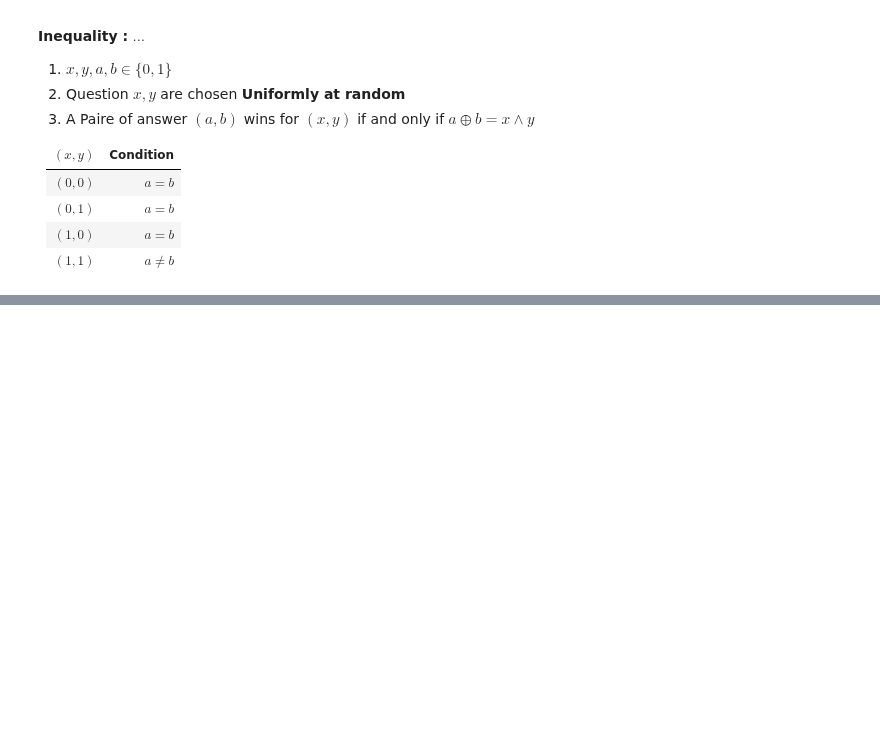
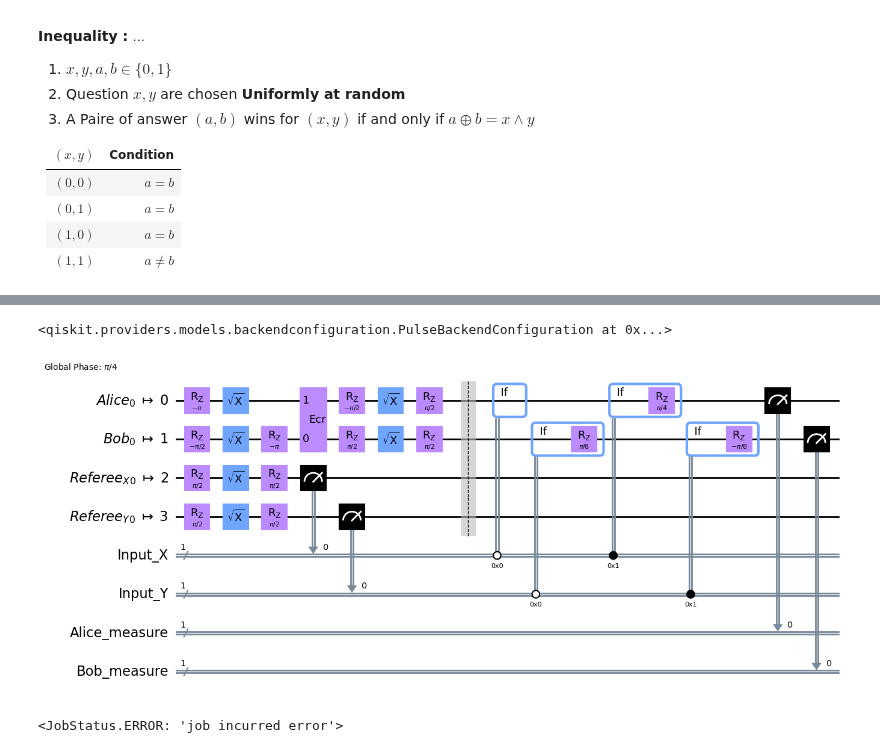
Before and after one commit to arque1393/QuantumLearning, a Jupyter notebook: QuantumAlgorithm/CHSH.ipynb, the cells around one changed output, grey strips where cells are left out. Drawn from its saved outputs; the diff is of its cells as text; code cells hidden in the pictures; blank space fills up the shorter version.

```diff
--- a/QuantumAlgorithm/CHSH.ipynb
+++ b/QuantumAlgorithm/CHSH.ipynb
@@ -83,0 +103,4 @@ counts
+# %%
+from qiskit_ibm_provider import  IBMProvider
+provider = IBMProvider()
+provider.backends()
@@ -83,0 +116,11 @@ counts
+# %%
+backend = provider.get_backend("ibm_brisbane")
+backend.configuration()
+# %% [output]
+<qiskit.providers.models.backendconfiguration.PulseBackendConfiguration at 0x...>
+# %%
+from qiskit import transpile
+transpiled_circuit = transpile(CHSH_circuit, backend=backend)
+transpiled_circuit.draw("mpl",idle_wires=False,)
+# %% [output]
+[figure, added]
@@ -83,0 +129,4 @@ counts
+# %%
+job.status()
+# %% [output]
+<JobStatus.ERROR: 'job incurred error'>
```
Also changed, not shown: parts of 10 cells of this notebook, 6 other files.
